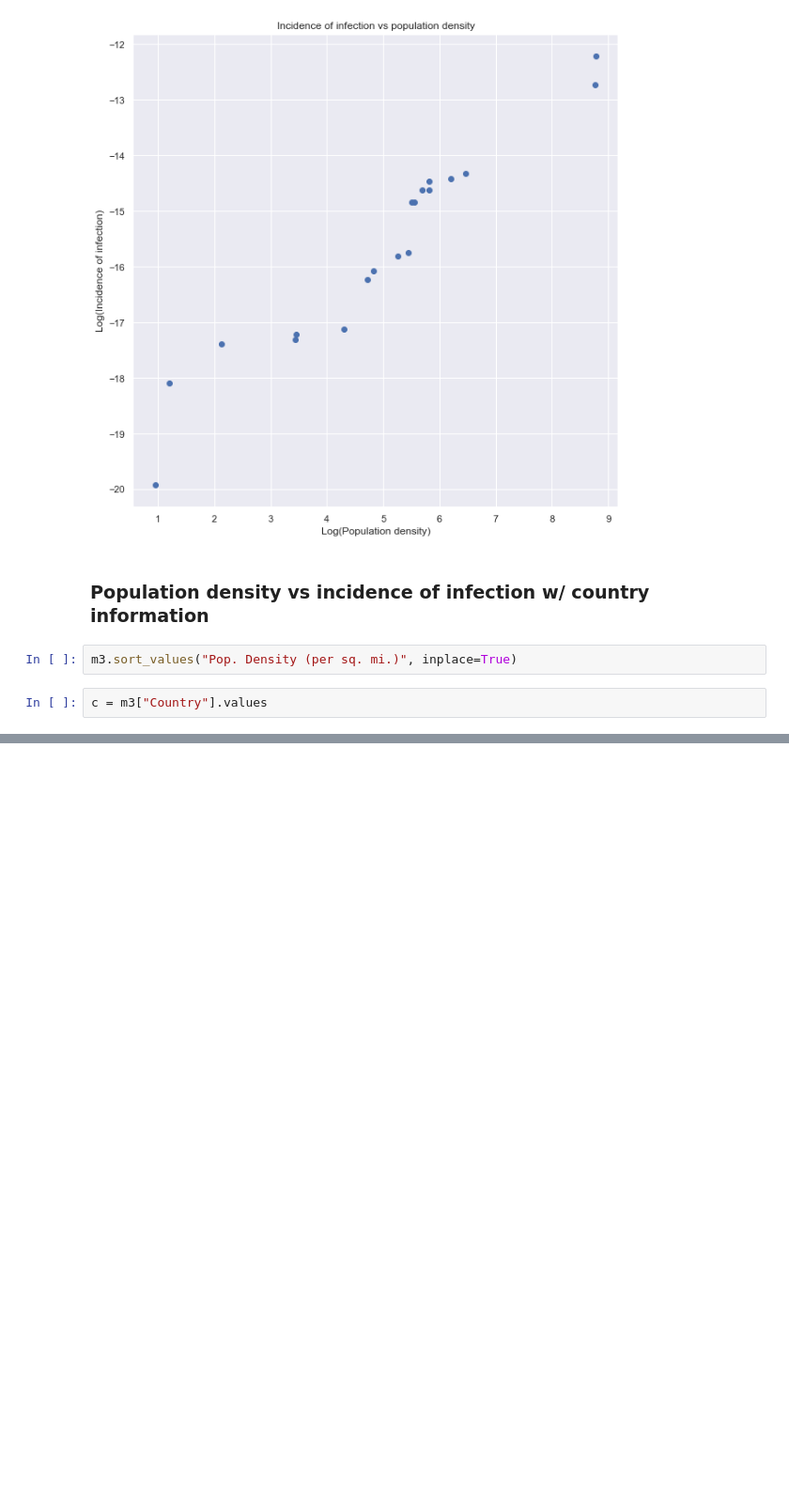
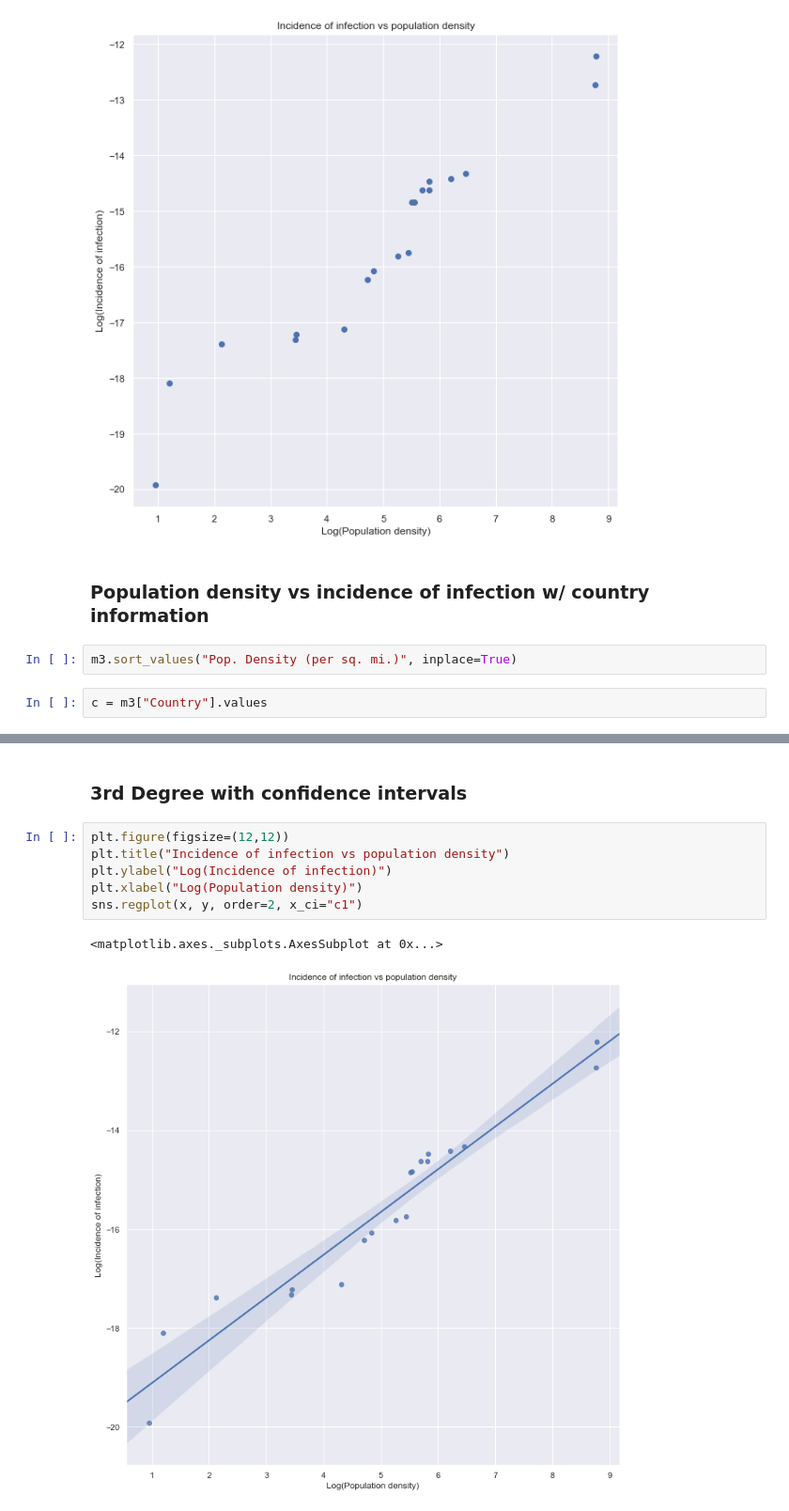
Before and after one commit to ugovaretto/corona, a Jupyter notebook: Corona.ipynb, the cells around one changed output, grey strips where cells are left out. Shown: that part at 94% size. Drawn from its saved outputs; the diff is of its cells as text; blank space fills up the shorter version.

```diff
--- a/Corona.ipynb
+++ b/Corona.ipynb
@@ -227,0 +263,11 @@ sns.scatterplot(x, y, hue=c, s=200)
+# %% [markdown]
+### 3rd Degree with confidence intervals
+# %%
+plt.figure(figsize=(12,12))
+plt.title("Incidence of infection vs population density")
+plt.ylabel("Log(Incidence of infection)")
+plt.xlabel("Log(Population density)")
+sns.regplot(x, y, order=2, x_ci="c1")
+# %% [output]
+<matplotlib.axes._subplots.AxesSubplot at 0x...>
+[figure, added]
```
Also changed, not shown: parts of 6 cells of this notebook.
